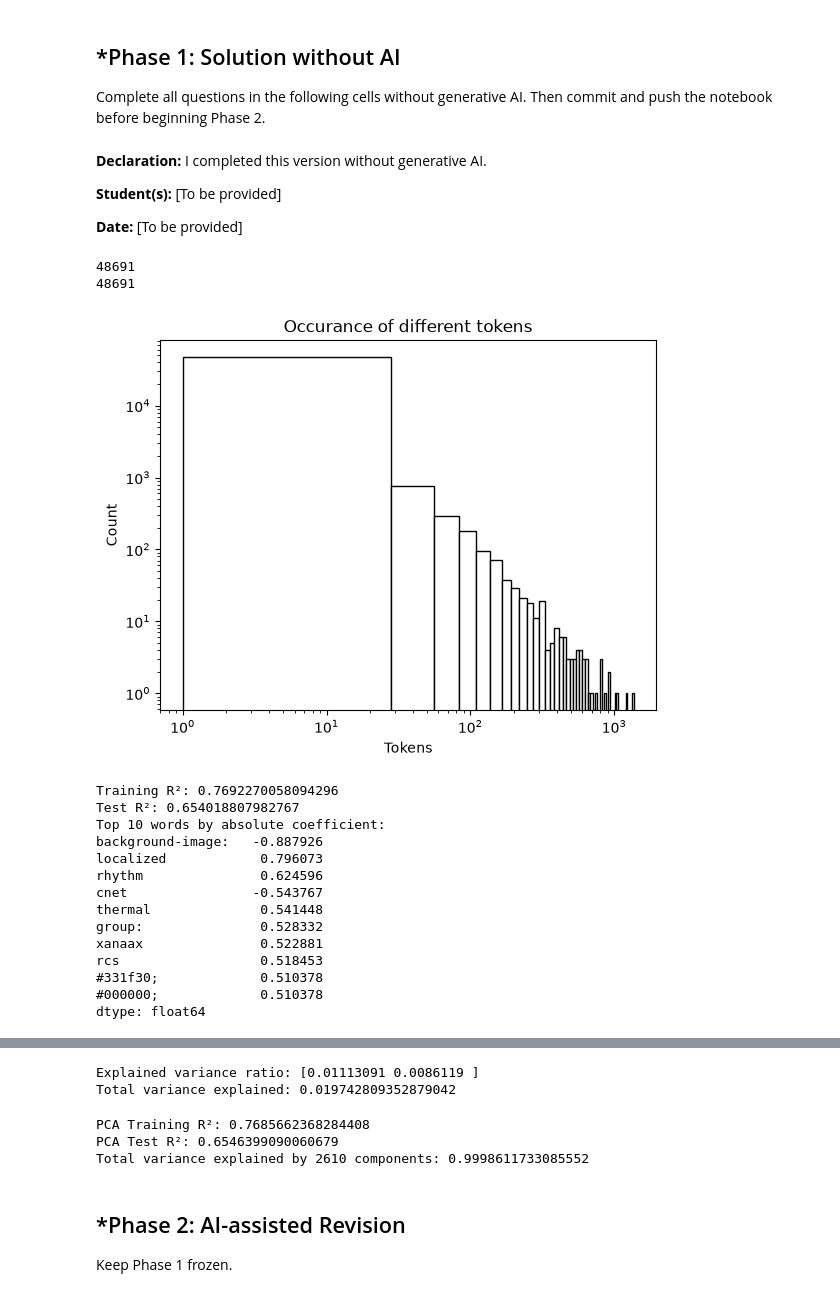
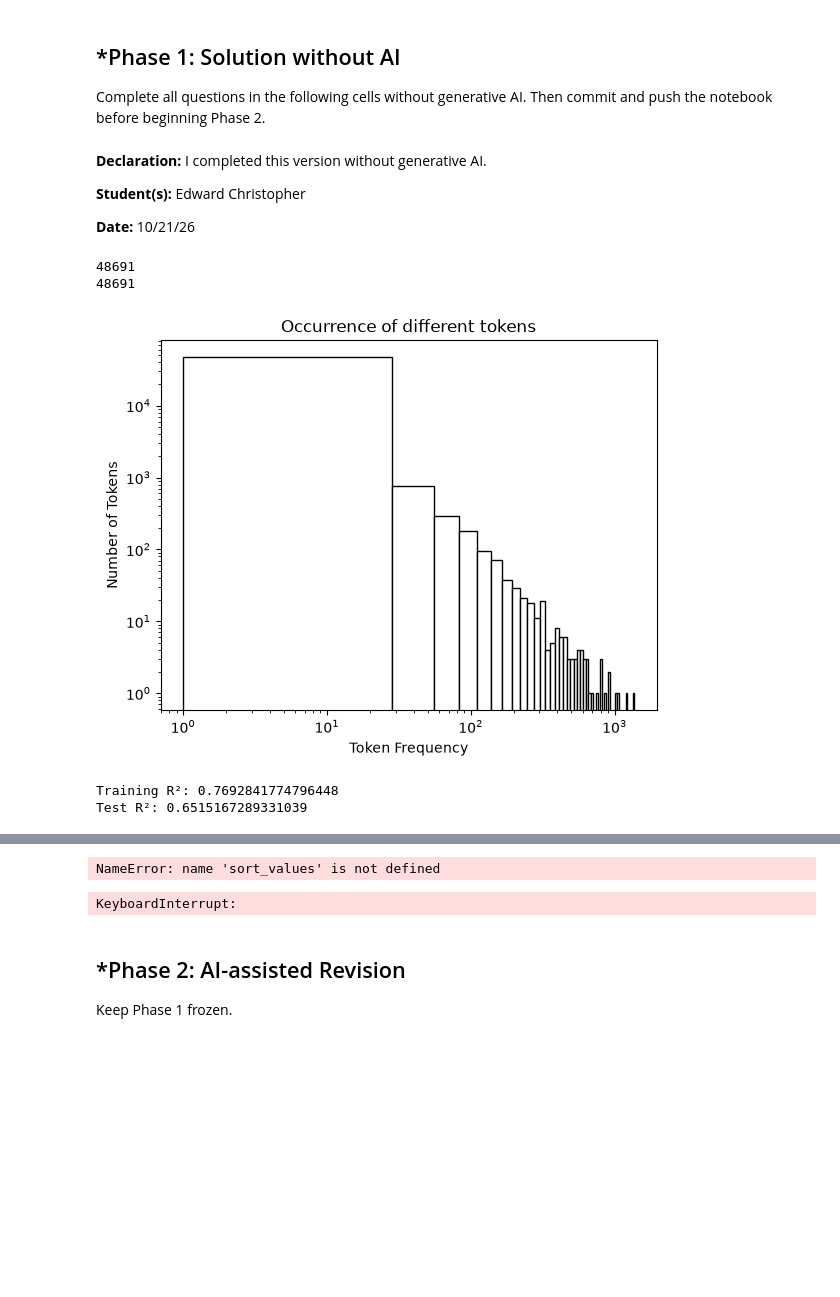
Before and after one commit to EdwardChristopheryvc/A05-pca, a Jupyter notebook: notebook.ipynb, the cells around one changed output, grey strips where cells are left out. Drawn from its saved outputs; the diff is of its cells as text; code cells hidden in the pictures; blank space fills up the shorter version.

```diff
--- a/notebook.ipynb
+++ b/notebook.ipynb
@@ -53,9 +53,9 @@ notebook before beginning Phase 2.
 # %% [markdown]
 **Declaration:** I completed this version without generative AI.
 
-**Student(s):** [To be provided]
+**Student(s):** Edward Christopher
 
-**Date:** [To be provided]
+**Date:** 10/21/26
 # %%
 # Your Phase 1 solution to the problem goes here.
 #**Q1.**
@@ -104,7 +104,7 @@ plt.xlabel('Token Frequency')
 plt.ylabel('Number of Tokens')
 plt.xscale('log')
 plt.yscale('log')
-plt.title('Occurance of different tokens')
+plt.title('Occurrence of different tokens')
 plt.show()
 
 #**Q2.**
@@ -141,7 +141,7 @@ print("Test R²:", r2_score(target_test, target_test_pred))
 #3. What words have the largest coefficients in absolute value and most strongly influence predictions?
 coefficients = pd.Series(model.coef_, index=features.columns)
 
-top_words = coefficients.reindex(coefficients.abs().sort_values(ascending=False).index)
+top_words = sort_values(key=abs)
 
 print("Top 10 words by absolute coefficient:")
 print(top_words.head(10))
@@ -166,45 +166,33 @@ plt.figure(figsize=(10, 6))
 for email_type, label, color in [
     (0, 'Not phishing', 'blue'),
     (1, 'Phishing scam', 'red')
 ]:
     subset = pca_df[pca_df['Email Type'] == email_type]
     plt.scatter(
         subset['PC1'],
         subset['PC2'],
         label=label,
         color=color,
         alpha=0.5,
         s=20
     )
 
 plt.xlabel('First Principal Component')
 plt.ylabel('Second Principal Component')
 plt.title('PCA of Phishing Email Data')
 plt.legend()
 plt.show()
 
 print("Explained variance ratio:", pca.explained_variance_ratio_)
 print("Total variance explained:", pca.explained_variance_ratio_.sum())
 
 # Explained variance ratio: [0.0111309  0.00861162]
 # Total variance explained: 0.01974251952778723
 # The first two principal components explain only a small proportion of the variation in the data.
 # The phishing and non-phishing emails overlap substantially in the plot, with no clear separation between the two groups.
 # %% [output]
 48691
 48691
-[figure, old version]
+[figure, new version]
-Training R²: 0.7692270058094296
-Test R²: 0.654018807982767
-Top 10 words by absolute coefficient:
-background-image:   -0.887926
-localized            0.796073
-rhythm               0.624596
-cnet                -0.543767
-thermal              0.541448
-group:               0.528332
-xanaax               0.522881
-rcs                  0.518453
-#331f30;             0.510378
-#000000;             0.510378
-dtype: float64
+Training R²: 0.7692841774796448
+Test R²: 0.6515167289331039
@@ -212,5 +199,4 @@ dtype: float64
-Explained variance ratio: [0.01113091 0.0086119 ]
-Total variance explained: 0.019742809352879042
+NameError: name 'sort_values' is not defined
 # %%
 #**Q4.**
 
@@ -248,10 +234,15 @@ print("Total variance explained by 2610 components:",pca.explained_variance_rati
 # In this example, the PCA model performs similarly to the original regression, but it does not improve test performance.
 # Since 2,610 components retain almost all the original variance, the reduction is small.
 # The components are also harder to interpret than the original word features.
+
+
+for k in [10, 50, 200, 500, 1000, 2610]:
+    m = LinearRegression().fit(features_train_pca[:, :k], target_train)
+    train_r2 = r2_score(target_train, m.predict(features_train_pca[:, :k]))
+    test_r2 = r2_score(target_test, m.predict(features_test_pca[:, :k]))
+    print(k, "Train R²:", round(train_r2, 4), "Test R²:", round(test_r2, 4))
 # %% [output]
-PCA Training R²: 0.7685662368284408
-PCA Test R²: 0.6546399090060679
-Total variance explained by 2610 components: 0.9998611733085552
+KeyboardInterrupt:
 # %% [markdown]
 ## *Phase 2: AI-assisted Revision
 Keep Phase 1 frozen.
```
Also changed, not shown: parts of 11 cells of this notebook.
